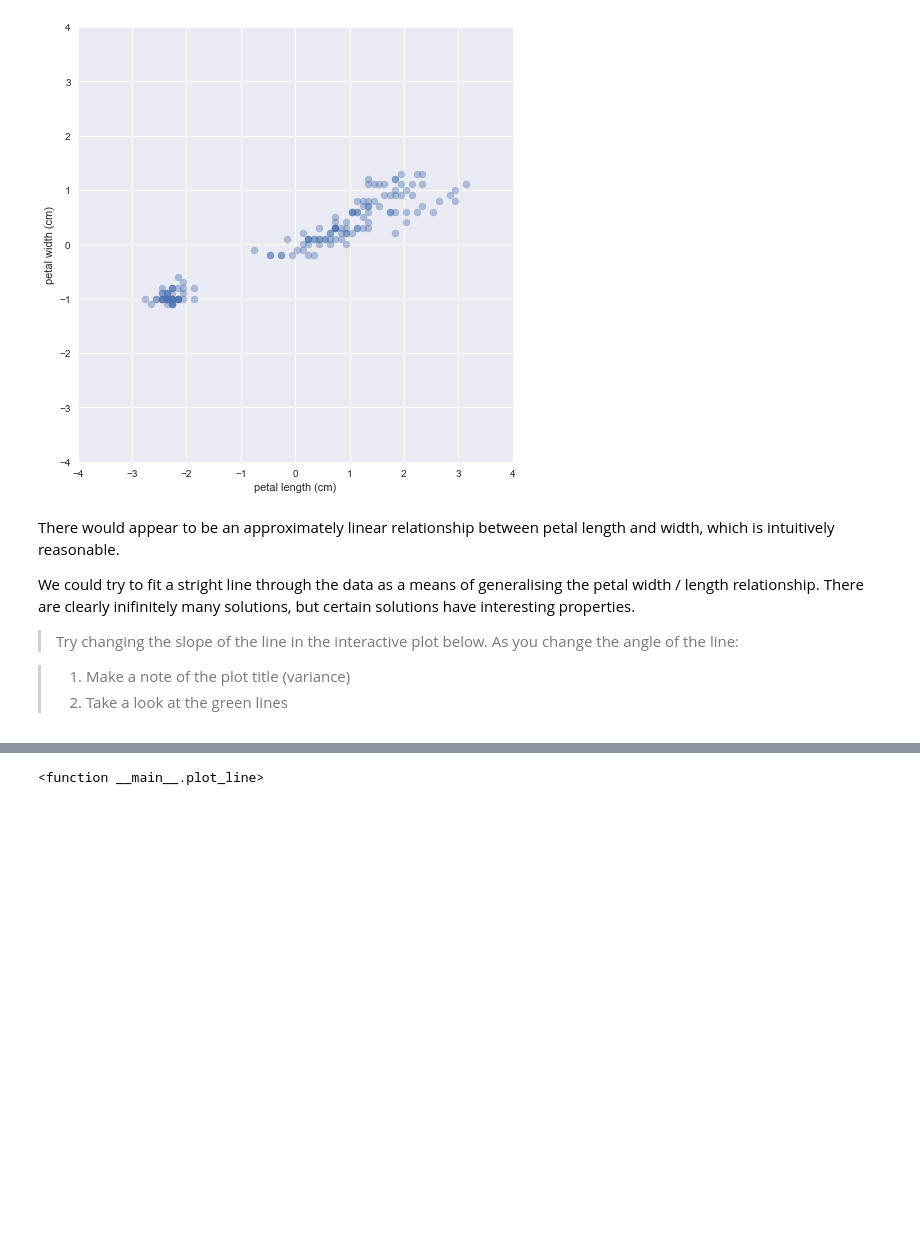
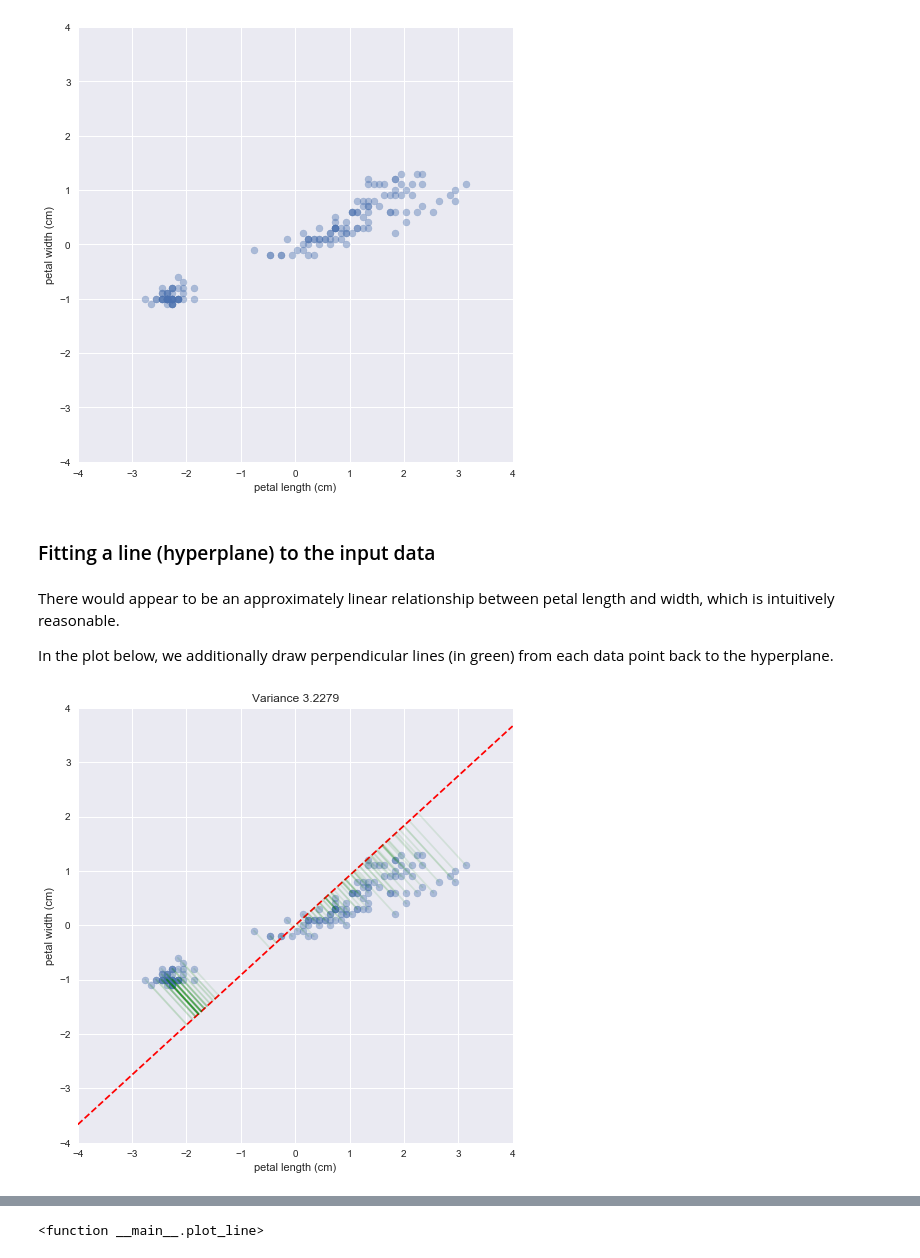
Before and after one commit to rjenc29/numerical, a Jupyter notebook: notebooks/principal_component_analysis.ipynb, the cells around one changed output, grey strips where cells are left out. Saved outputs shown, nothing was run; the diff lists cells and outputs as text; code cells hidden in the pictures; blank space fills up the shorter version.

```diff
--- a/notebooks/principal_component_analysis.ipynb
+++ b/notebooks/principal_component_analysis.ipynb
@@ -93,15 +97,12 @@ plt.ylabel('petal width (cm)')
 # %% [output]
 <matplotlib.text.Text at 0x...>
 [figure]
-# %% [markdown]
-There would appear to be an approximately linear relationship between petal length and width, which is intuitively reasonable.
-
-We could try to fit a stright line through the data as a means of generalising the petal width / length relationship.  There are clearly inifinitely many solutions, but certain solutions have interesting properties.
-
-> Try changing the slope of the line in the interactive plot below.  As you change the angle of the line:
-
-> 1. Make a note of the plot title (variance)
-> 2. Take a look at the green lines
+# %% [markdown]
+### Fitting a line (hyperplane) to the input data
+# %% [markdown]
+There would appear to be an approximately linear relationship between petal length and width, which is intuitively reasonable.
+
+In the plot below, we additionally draw perpendicular lines (in green) from each data point back to the hyperplane.
 # %%
 def plot_line(angle_in_degrees):
 
@@ -136,3 +137,7 @@ def plot_line(angle_in_degrees):
     plt.ylabel('petal width (cm)')
 
     plt.show()
+# %%
+plot_line(85)  #static plot for arbitrarty slope angle
+# %% [output]
+[figure, added]
```
Also changed, not shown: parts of 34 cells of this notebook.
